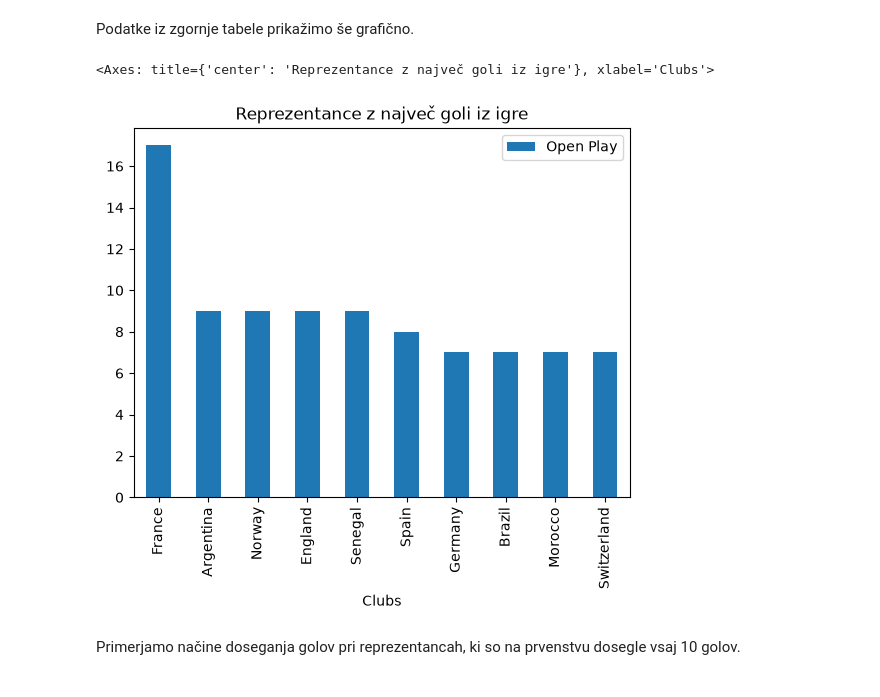
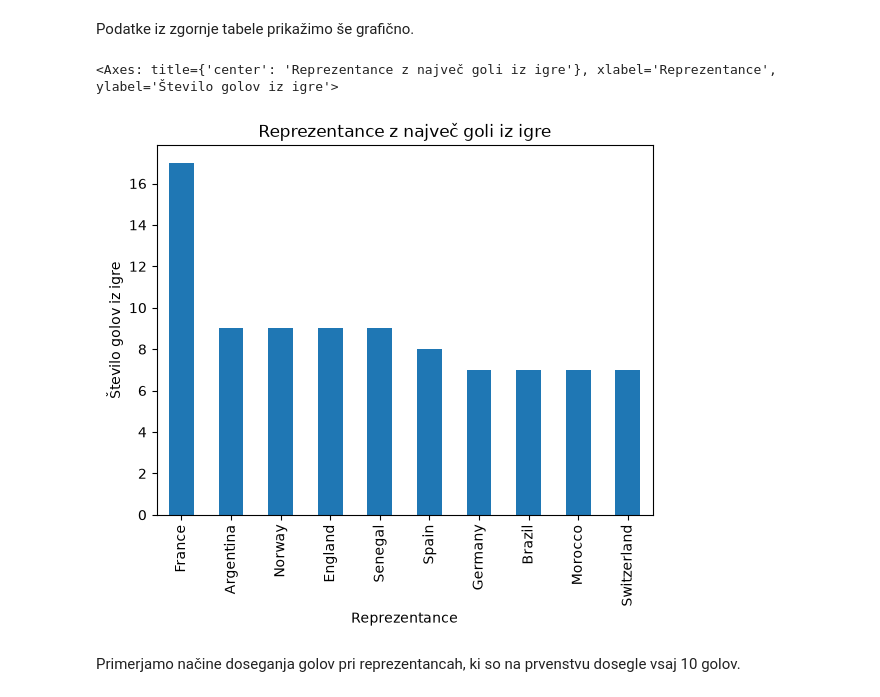
Before and after one commit to zalakmetic/UVP_projektna_naloga, a Jupyter notebook: analiza.ipynb, the cells around one changed output. Cells and saved outputs as stored; diff of their text form; code cells hidden in the pictures.

```diff
--- a/analiza.ipynb
+++ b/analiza.ipynb
@@ -304,10 +306,10 @@ goal_types.sort_values("Open Play", ascending=False).head(10)
 # %% [markdown]
 Podatke iz zgornje tabele prikažimo še grafično.
 # %%
-goal_types.sort_values("Open Play", ascending=False).head(10).plot.bar(x="Clubs", y="Open Play", title="Reprezentance z največ goli iz igre")
+goal_types.sort_values("Open Play", ascending=False).head(10).plot.bar(x="Clubs", y="Open Play", xlabel="Reprezentance", ylabel="Število golov iz igre", title="Reprezentance z največ goli iz igre", legend=False)
 # %% [output]
-<Axes: title={'center': 'Reprezentance z največ goli iz igre'}, xlabel='Clubs'>
+<Axes: title={'center': 'Reprezentance z največ goli iz igre'}, xlabel='Reprezentance', ylabel='Število golov iz igre'>
-[figure, old version]
+[figure, new version]
 # %% [markdown]
 Primerjamo načine doseganja golov pri reprezentancah, ki so na prvenstvu dosegle vsaj 10 golov.
 # %%
```
Also changed, not shown: parts of 24 cells of this notebook.
